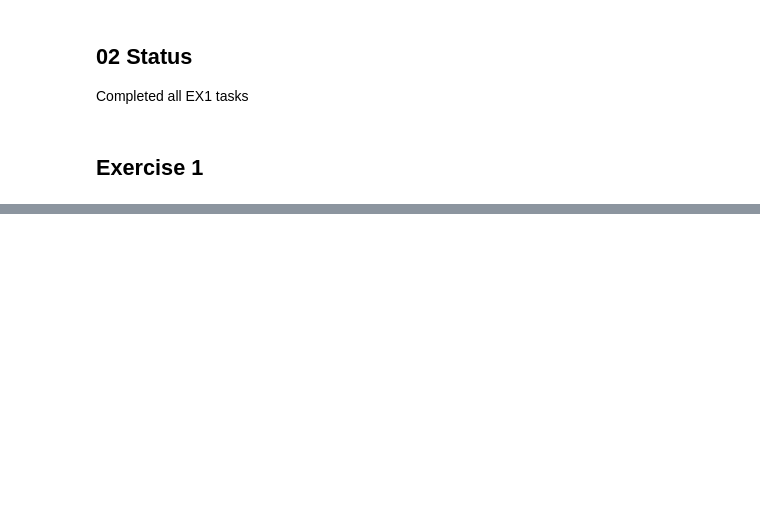
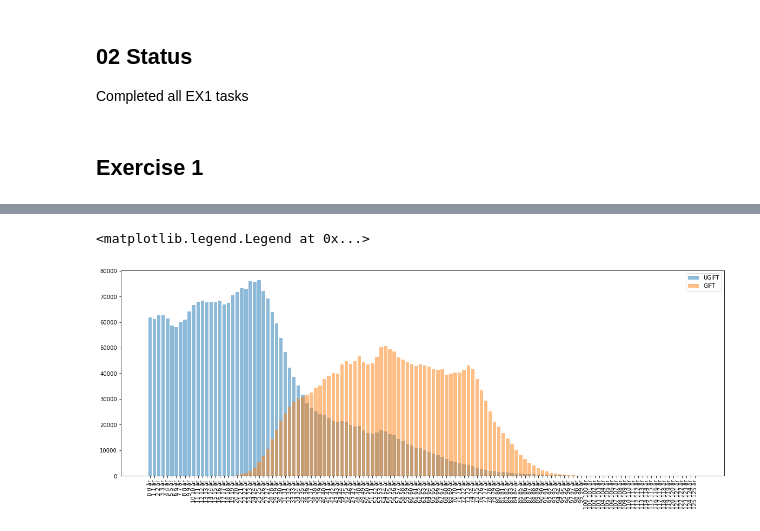
Before and after one commit to AllanSimonsen789/python_handins, a Jupyter notebook: Week_5.ipynb, the cells around one changed output, grey strips where cells are left out. Saved outputs shown, nothing was run; the diff lists cells and outputs as text; code cells hidden in the pictures; blank space fills up the shorter version.

```diff
--- a/Week_5.ipynb
+++ b/Week_5.ipynb
@@ -172,0 +122,15 @@ plt.show(block=True)
+# %%
+import matplotlib.pyplot as plt
+
+ugift = exercise11.loc[exercise11['CIVILSTAND']=="U Ugift"]
+gift = exercise11.loc[exercise11['CIVILSTAND']=="G Gift/separeret"]
+
+plt.figure(figsize=(20,7))
+plt.xticks(rotation=90)
+
+plt.bar(ugift[1:]["ALDER"], ugift[1:]["INDHOLD"], label="UGIFT", alpha=0.5)
+plt.bar(gift[1:]["ALDER"], gift[1:]["INDHOLD"], label="GIFT", alpha=0.5)
+plt.legend(loc=1)
+# %% [output]
+<matplotlib.legend.Legend at 0x...>
+[figure, added]
```
Also changed, not shown: parts of 21 cells of this notebook.
